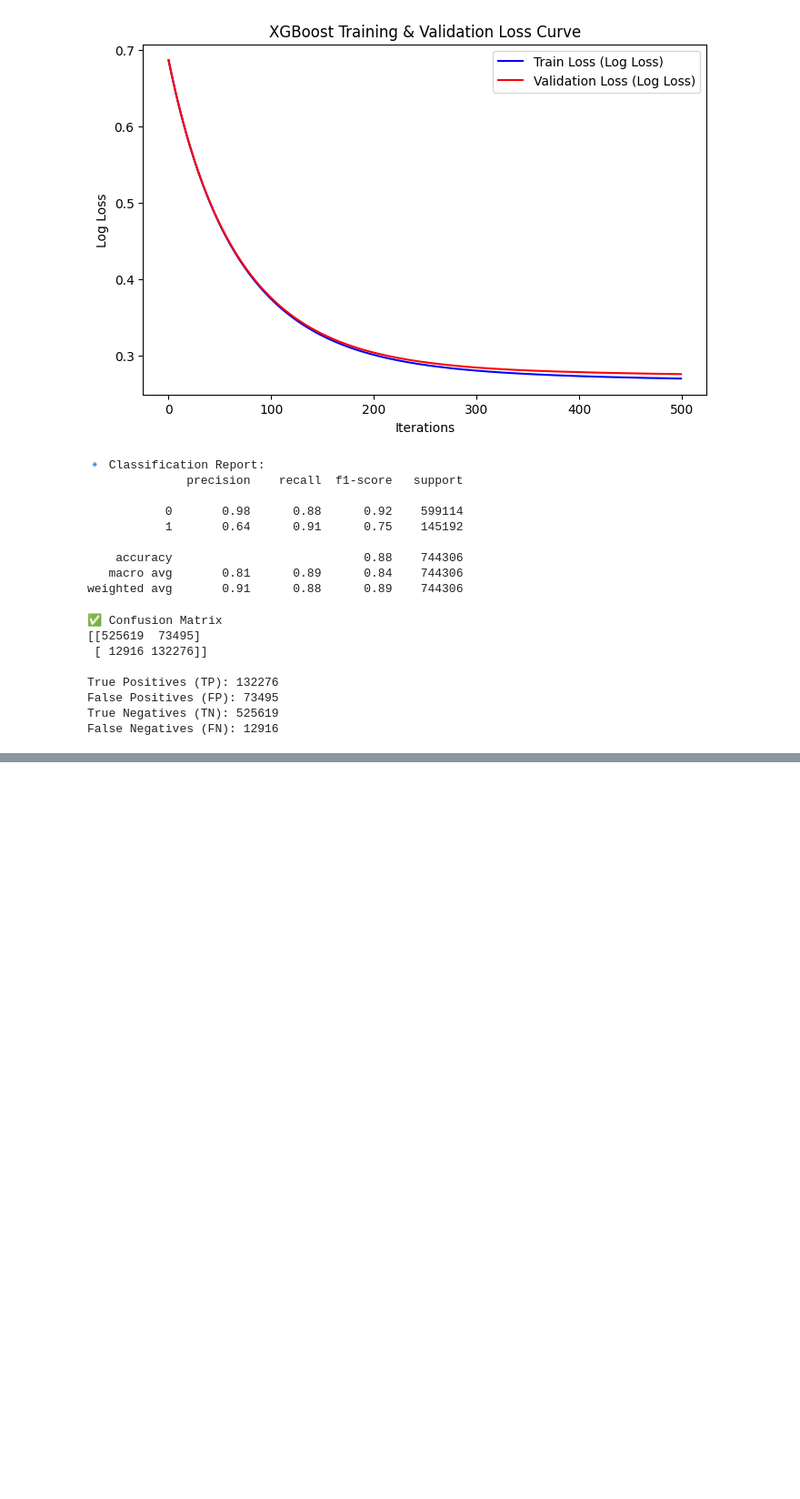
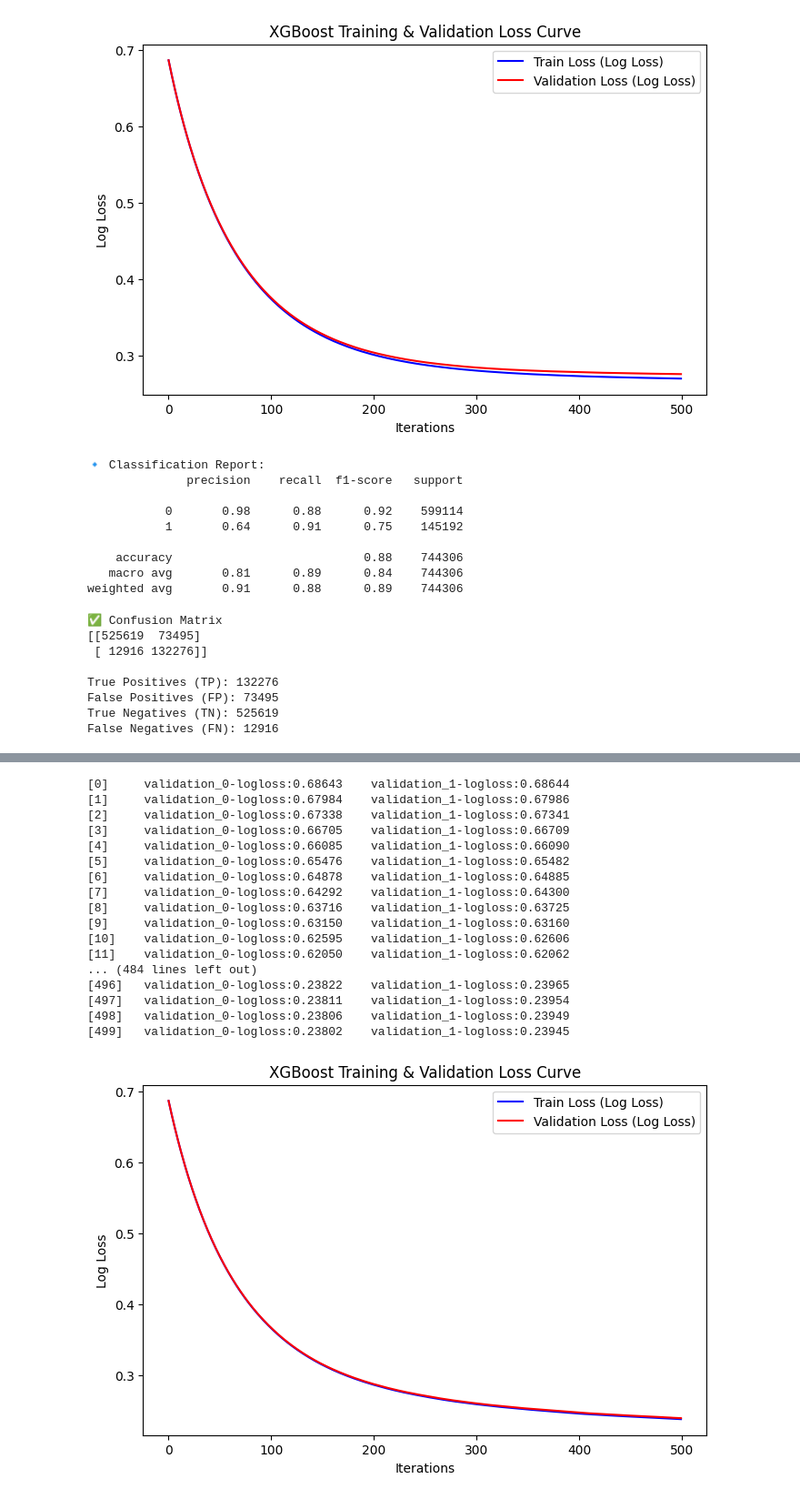
Before and after one commit to Seungminin/Data_Analysis_lending-club, a Jupyter notebook: CTGAN/Modeling_eval.ipynb, the cells around one changed output, grey strips where cells are left out. Shown at 91% size. Drawn from its saved outputs; the diff is of its cells as text; code cells hidden in the pictures; blank space fills up the shorter version.

```diff
--- a/CTGAN/Modeling_eval.ipynb
+++ b/CTGAN/Modeling_eval.ipynb
@@ -488,0 +944,78 @@ False Negatives (FN): 12916
+# %%
+import numpy as np
+import matplotlib.pyplot as plt
+import seaborn as sns
+from xgboost import XGBClassifier
+
+#pos, neg = y_test.value_counts()  # ✅ `.values`로 NumPy 배열 변환
+#scale_pos_weight = neg / pos  # 클래스 비율 계산
+
+# 1️⃣ XGBoost 모델 정의
+model = XGBClassifier(
+    #scale_pos_weight=scale_pos_weight,
+    n_estimators=500,
+    learning_rate=0.01,
+    objective='binary:logistic',
+    eval_metric="logloss",
+    random_state=42,
+    verbose = True
+)
+# %%
+model.fit(
+    X_train, y_train,
+    eval_set=[(X_train, y_train), (X_val, y_val)],  # Train & Validation Loss 저장
+    verbose=True
+)
+
+# 3️⃣ 학습 과정에서 저장된 Train & Validation Loss 가져오기
+evals_result = model.evals_result()  # 🔹 변경된 코드 (학습 후 결과 확인)
+train_loss = evals_result['validation_0']['logloss']  # Training Loss
+val_loss = evals_result['validation_1']['logloss']    # Validation Loss
+
+# 4️⃣ Train & Validation Loss 시각화
+plt.figure(figsize=(8, 5))
+plt.plot(train_loss, label='Train Loss (Log Loss)', color='blue')
+plt.plot(val_loss, label='Validation Loss (Log Loss)', color='red')
+plt.xlabel('Iterations')
+plt.ylabel('Log Loss')
+plt.title('XGBoost Training & Validation Loss Curve')
+plt.legend()
+plt.show()
+
+# 5️⃣ 예측 및 평가
+#y_pred = model.predict(X_test)
+y_prob = model.predict_proba(X_test)[:, 1]  # ROC Curve & PRC에 필요
+
+threshold = 0.5
+y_pred = (y_prob >= threshold).astype(int)
+
+# 🔹 Classification Report 출력
+print("🔹 Classification Report:")
+print(classification_report(y_test, y_pred))
+
+# 6️⃣ ROC Curve & AUC-ROC 계산
+fpr, tpr, _ = roc_curve(y_test, y_prob)
+auc_roc = auc(fpr, tpr)
+
+# 7️⃣ Precision-Recall Curve & AU-PRC 계산
+precision, recall, _ = precision_recall_curve(y_test, y_prob)
+auc_prc = auc(recall, precision)
+# %% [output]
+[0]     validation_0-logloss:0.68643    validation_1-logloss:0.68644
+[1]     validation_0-logloss:0.67984    validation_1-logloss:0.67986
+[2]     validation_0-logloss:0.67338    validation_1-logloss:0.67341
+[3]     validation_0-logloss:0.66705    validation_1-logloss:0.66709
+[4]     validation_0-logloss:0.66085    validation_1-logloss:0.66090
+[5]     validation_0-logloss:0.65476    validation_1-logloss:0.65482
+[6]     validation_0-logloss:0.64878    validation_1-logloss:0.64885
+[7]     validation_0-logloss:0.64292    validation_1-logloss:0.64300
+[8]     validation_0-logloss:0.63716    validation_1-logloss:0.63725
+[9]     validation_0-logloss:0.63150    validation_1-logloss:0.63160
+[10]    validation_0-logloss:0.62595    validation_1-logloss:0.62606
+[11]    validation_0-logloss:0.62050    validation_1-logloss:0.62062
+... (484 lines left out)
+[496]   validation_0-logloss:0.23822    validation_1-logloss:0.23965
+[497]   validation_0-logloss:0.23811    validation_1-logloss:0.23954
+[498]   validation_0-logloss:0.23806    validation_1-logloss:0.23949
+[499]   validation_0-logloss:0.23802    validation_1-logloss:0.23945
+[figure, added]
```
Also changed, not shown: parts of 34 cells of this notebook.
